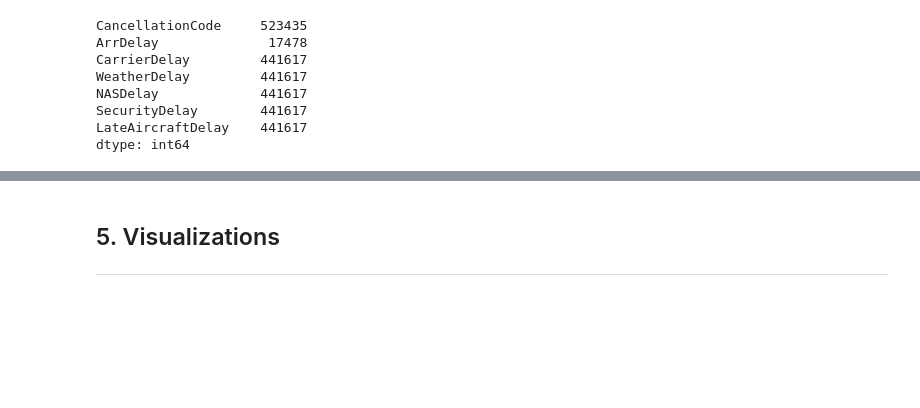
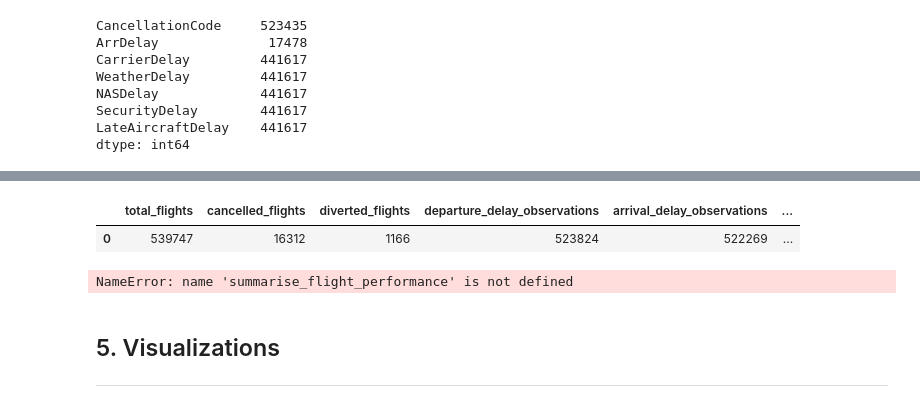
Before and after one commit to ashlabs/ai-programming-foundations-project, a Jupyter notebook: data_workflow.ipynb, the cells around one changed output, grey strips where cells are left out. Saved outputs shown, nothing was run; the diff lists cells and outputs as text; code cells hidden in the pictures; blank space fills up the shorter version.

```diff
--- a/data_workflow.ipynb
+++ b/data_workflow.ipynb
@@ -503,0 +508,54 @@ dtype: int64
+# %%
+def summarize_flight_performance(df):
+    """Summarize operational performance for a set of flight records.
+
+    Parameters
+    ----------
+    df: pandas.DataFrame
+        Cleaned BTS dlight records to summarize.
+
+    Returns
+    -------
+    dict
+        Operational summary containing flight counts, disruption rates, delay rates, and average delay in minutes.
+    """
+    return {
+        "total_flights": int(len(df)),
+        "cancelled_flights": int(df["Cancelled"].sum()),
+        "diverted_flights": int(df["Diverted"].sum()),
+        "departure_delay_observations": int(df["DepDel15"].notna().sum()),
+        "arrival_delay_observations": int(df["ArrDel15"].notna().sum()),
+        "cancellation_rate": df["Cancelled"].mean(),
+        "diversion_rate": df["Diverted"].mean(),
+        "departure_delay_rate": df["DepDel15"].mean(),
+        "arrival_delay_rate": df["ArrDel15"].mean(),
+        "mean_departure_delay_minutes": df["DepDelayMinutes"].mean(),
+        "mean_arrival_delay_minutes": df["ArrDelayMinutes"].mean()
+    }
+# %%
+january_summary = pd.DataFrame([summarize_flight_performance(cleaned_sample_df)])
+
+january_summary
+# %% [output]
+|  | total_flights | cancelled_flights | diverted_flights | departure_delay_observations | arrival_delay_observations | ... |
+| 0 | 539747 | 16312 | 1166 | 523824 | 522269 | ... |
+# %%
+monthly_summaries = []
+
+for path in parquet_files:
+    monthly_df = pd.read_parquet(path)
+
+    monthly_df = remove_duplicate_records(monthly_df)
+    monthly_df = standardize_data_types(monthly_df)
+
+    summary = summarize_flight_performance(monthly_df)
+
+    summary["month"] = monthly_df["FlightDate"].dt.to_period("M").iloc[0].to_timestamp()
+
+    monthly_summaries.append(summary)
+
+monthly_performance_df = pd.DataFrame(monthly_summaries).sort_values("month").reset_index(drop=True)
+
+monthly_performance_df
+# %% [output]
+NameError: name 'summarise_flight_performance' is not defined
```
Also changed, not shown: parts of 5 cells of this notebook.
